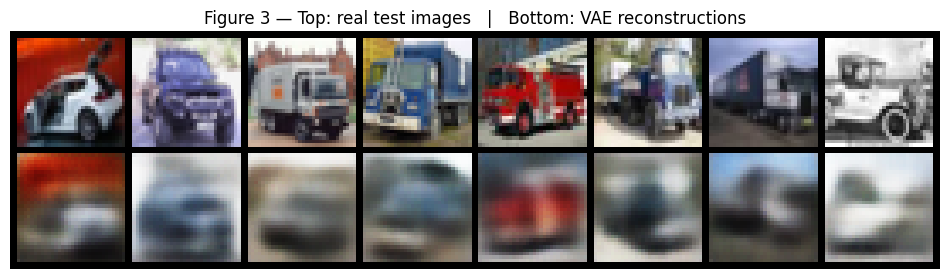
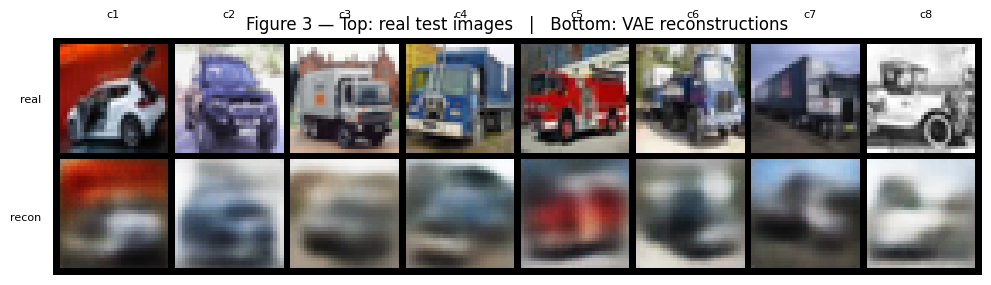
The change to this notebook cell's code, shown as a diff; its figure went from the first image to the second:
--- before
+++ after
@@ -1,6 +1,24 @@
-def show_grid(tensor, title, save_as, nrow=8):
+def show_grid(tensor, title, save_as, nrow=8, row_labels=None):
+    """Render a grid of images with column indices (1..nrow) above and optional
+    row labels to the left. Column / row indices let the written report cite
+    specific cells of a generated grid (e.g., 'Figure 4, row 2, column 5')."""
+    n = tensor.size(0)
+    nrows = n // nrow
     grid = make_grid(tensor.clamp(0,1).cpu(), nrow=nrow, padding=2)
-    plt.figure(figsize=(nrow*1.2, (tensor.size(0)//nrow)*1.2 + 0.6))
-    plt.imshow(grid.permute(1,2,0).numpy()); plt.axis('off'); plt.title(title)
+    img = grid.permute(1,2,0).numpy()
+    H, W = img.shape[0], img.shape[1]
+    cell_w = W / nrow
+    cell_h = H / nrows
+    plt.figure(figsize=(nrow*1.2 + 0.4, nrows*1.2 + 0.8))
+    plt.imshow(img); plt.axis('off'); plt.title(title)
+    # column indices above
+    for c in range(nrow):
+        x = (c + 0.5) * cell_w
+        plt.text(x, -6, f'c{c+1}', ha='center', va='bottom', fontsize=8, color='black')
+    # row labels at left
+    labels = row_labels if row_labels is not None else [f'r{r+1}' for r in range(nrows)]
+    for r, lab in enumerate(labels):
+        y = (r + 0.5) * cell_h
+        plt.text(-4, y, lab, ha='right', va='center', fontsize=8, color='black')
     plt.tight_layout(); plt.savefig(save_as, dpi=120, bbox_inches='tight'); plt.show()
 
@@ -13,3 +31,3 @@
     pair = torch.cat([x_real, x_recon], dim=0)
 show_grid(pair, 'Figure 3 — Top: real test images   |   Bottom: VAE reconstructions',
-          'fig_reconstructions.png', nrow=8)
+          'fig_reconstructions.png', nrow=8, row_labels=['real', 'recon'])

Commit: Add specific cell references in report sec 4 (labelled figure grids); add design-choice to mitigation subsection in sec 5